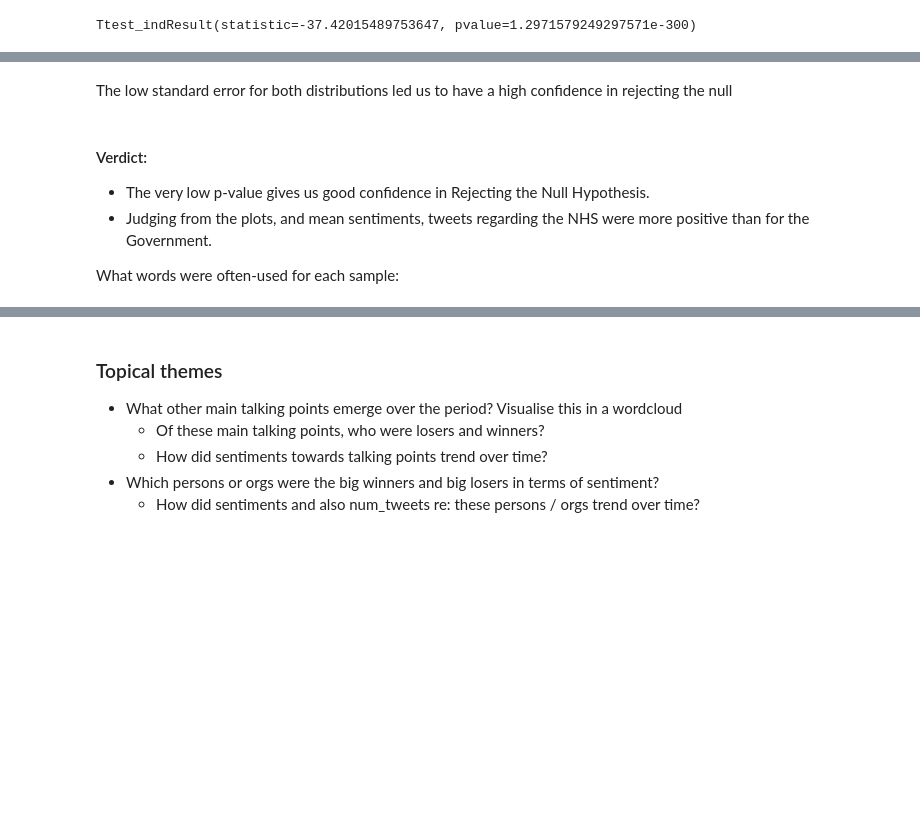
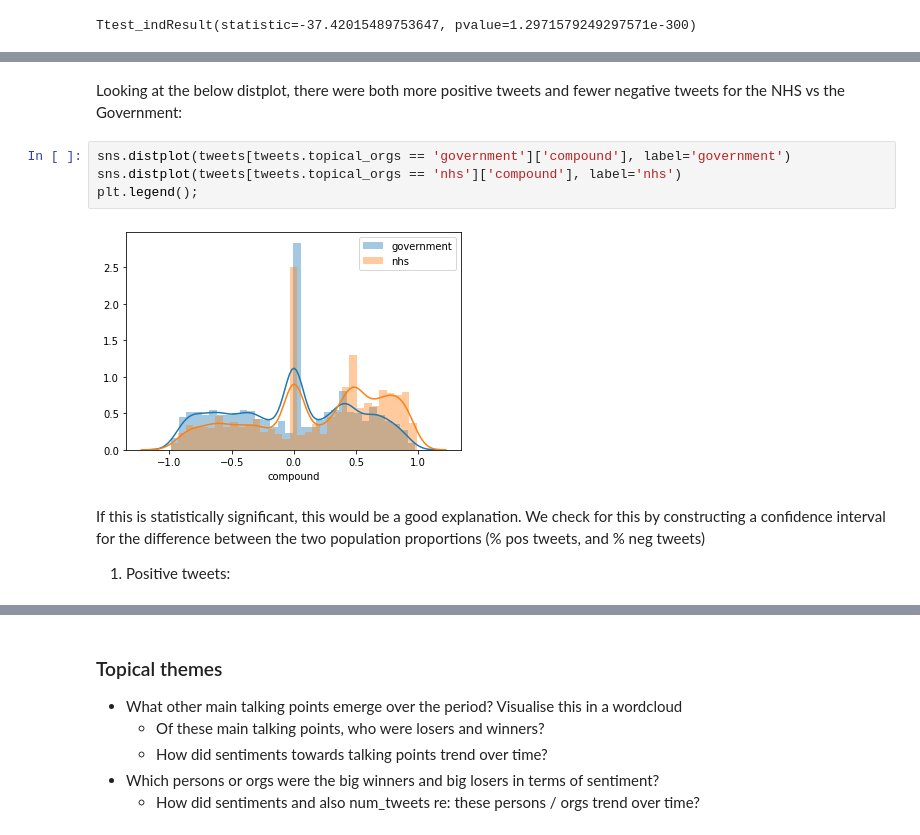
Before and after one commit to noahberhe/COVID-19, a Jupyter notebook: COVID-19 Anxiety Monitor.ipynb, the cells around one changed output, grey strips where cells are left out. Cells and saved outputs as stored; diff of their text form; blank space fills up the shorter version.

```diff
--- a/COVID-19 Anxiety Monitor.ipynb
+++ b/COVID-19 Anxiety Monitor.ipynb
@@ -503,8 +538,11 @@ NHS sentiment s.e. 0.003968182281146568
-# %% [markdown]
-The low standard error for both distributions led us to have a high confidence in rejecting the null
-# %% [markdown]
-#### Verdict:
-- The very low p-value gives us good confidence in Rejecting the Null Hypothesis.
-- Judging from the plots, and mean sentiments, tweets regarding the NHS were more positive than for the Government.
-
-What words were often-used for each sample:
+# %% [markdown]
+Looking at the below distplot, there were both more positive tweets and fewer negative tweets for the NHS vs the Government:
+# %%
+sns.distplot(tweets[tweets.topical_orgs == 'government']['compound'], label='government')
+sns.distplot(tweets[tweets.topical_orgs == 'nhs']['compound'], label='nhs')
+plt.legend();
+# %% [output]
+[figure, added]
+# %% [markdown]
+If this is statistically significant, this would be a good explanation. We check for this by constructing a confidence interval for the difference between the two population proportions (% pos tweets, and % neg tweets)
+1. Positive tweets:
```
Also changed, not shown: parts of 45 cells of this notebook, 3 other files.
